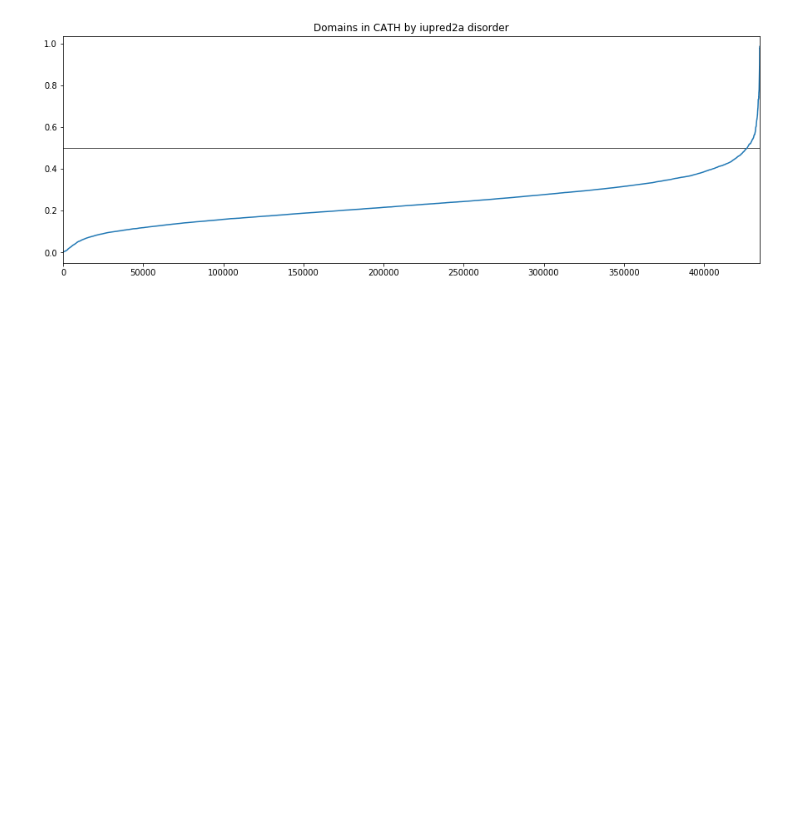
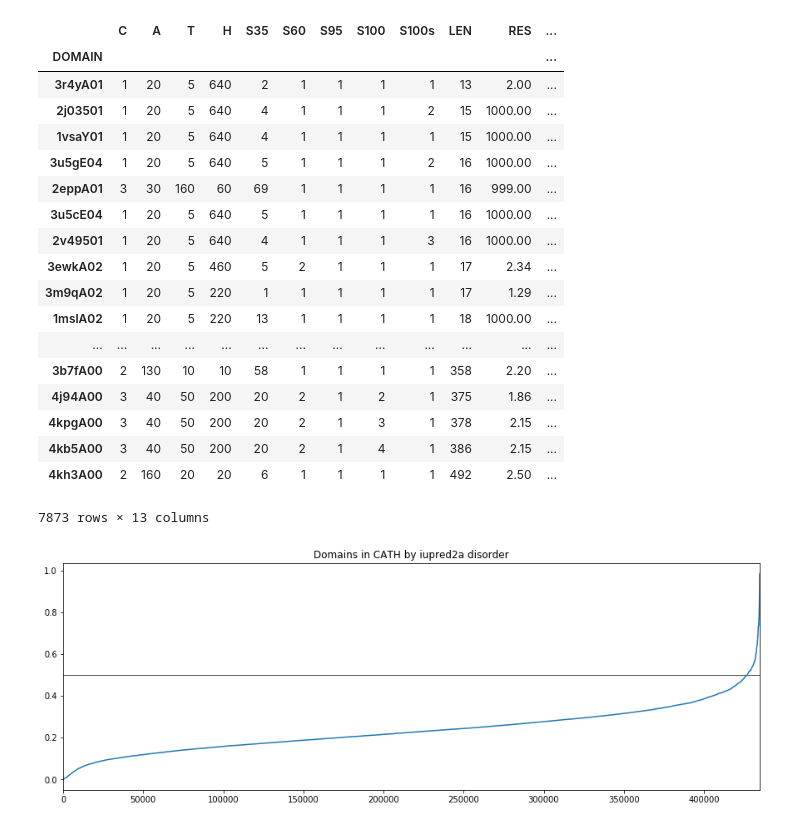
Before and after one commit to CATH-summer-2018/disorder, a Jupyter notebook: testing.ipynb, the cells around one changed output. Drawn from its saved outputs; the diff is of its cells as text; code cells hidden in the pictures; blank space fills up the shorter version.

```diff
--- a/testing.ipynb
+++ b/testing.ipynb
@@ -17,6 +18,28 @@ def plot_distr(i, title=False, savedname=False):
     plt.show()
 # %%
 df = pd.read_csv('./compiled.tsv', sep='\t', index_col=0)
+# %%
+df[df['DIS'] > 0.5].sort_values(by='LEN')
+# %% [output]
+|  | C | A | T | H | S35 | S60 | S95 | S100 | S100s | LEN | RES | ... |
+| DOMAIN |  |  |  |  |  |  |  |  |  |  |  | ... |
+| 3r4yA01 | 1 | 20 | 5 | 640 | 2 | 1 | 1 | 1 | 1 | 13 | 2.00 | ... |
+| 2j03501 | 1 | 20 | 5 | 640 | 4 | 1 | 1 | 1 | 2 | 15 | 1000.00 | ... |
+| 1vsaY01 | 1 | 20 | 5 | 640 | 4 | 1 | 1 | 1 | 1 | 15 | 1000.00 | ... |
+| 3u5gE04 | 1 | 20 | 5 | 640 | 5 | 1 | 1 | 1 | 2 | 16 | 1000.00 | ... |
+| 2eppA01 | 3 | 30 | 160 | 60 | 69 | 1 | 1 | 1 | 1 | 16 | 999.00 | ... |
+| 3u5cE04 | 1 | 20 | 5 | 640 | 5 | 1 | 1 | 1 | 1 | 16 | 1000.00 | ... |
+| 2v49501 | 1 | 20 | 5 | 640 | 4 | 1 | 1 | 1 | 3 | 16 | 1000.00 | ... |
+| 3ewkA02 | 1 | 20 | 5 | 460 | 5 | 2 | 1 | 1 | 1 | 17 | 2.34 | ... |
+| 3m9qA02 | 1 | 20 | 5 | 220 | 1 | 1 | 1 | 1 | 1 | 17 | 1.29 | ... |
+| 1mslA02 | 1 | 20 | 5 | 220 | 13 | 1 | 1 | 1 | 1 | 18 | 1000.00 | ... |
+| ... | ... | ... | ... | ... | ... | ... | ... | ... | ... | ... | ... | ... |
+| 3b7fA00 | 2 | 130 | 10 | 10 | 58 | 1 | 1 | 1 | 1 | 358 | 2.20 | ... |
+| 4j94A00 | 3 | 40 | 50 | 200 | 20 | 2 | 1 | 2 | 1 | 375 | 1.86 | ... |
+| 4kpgA00 | 3 | 40 | 50 | 200 | 20 | 2 | 1 | 3 | 1 | 378 | 2.15 | ... |
+| 4kb5A00 | 3 | 40 | 50 | 200 | 20 | 2 | 1 | 4 | 1 | 386 | 2.15 | ... |
+| 4kh3A00 | 2 | 160 | 20 | 20 | 6 | 1 | 1 | 1 | 1 | 492 | 2.50 | ... |
+7873 rows × 13 columns
 # %%
 plot_distr(df.DIS, savedname='./figs/all_domains.png', title='Domains in CATH by iupred2a disorder')
 # %% [output]
```
Also changed, not shown: parts of 10 cells of this notebook.
